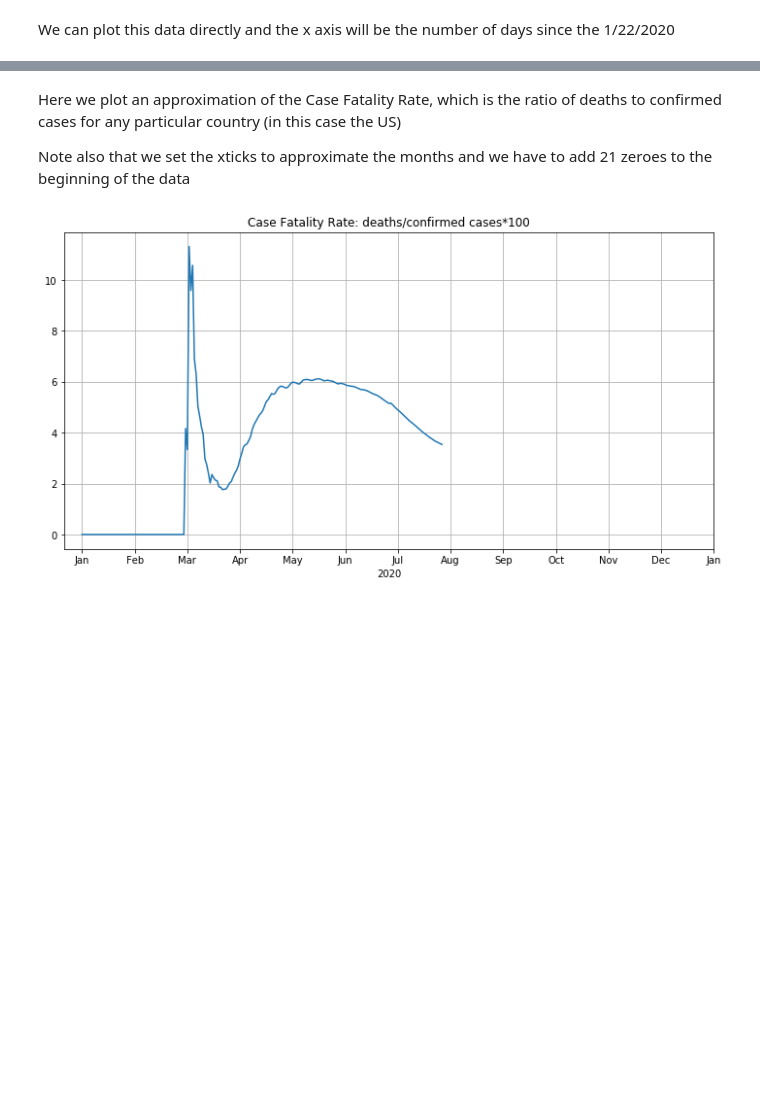
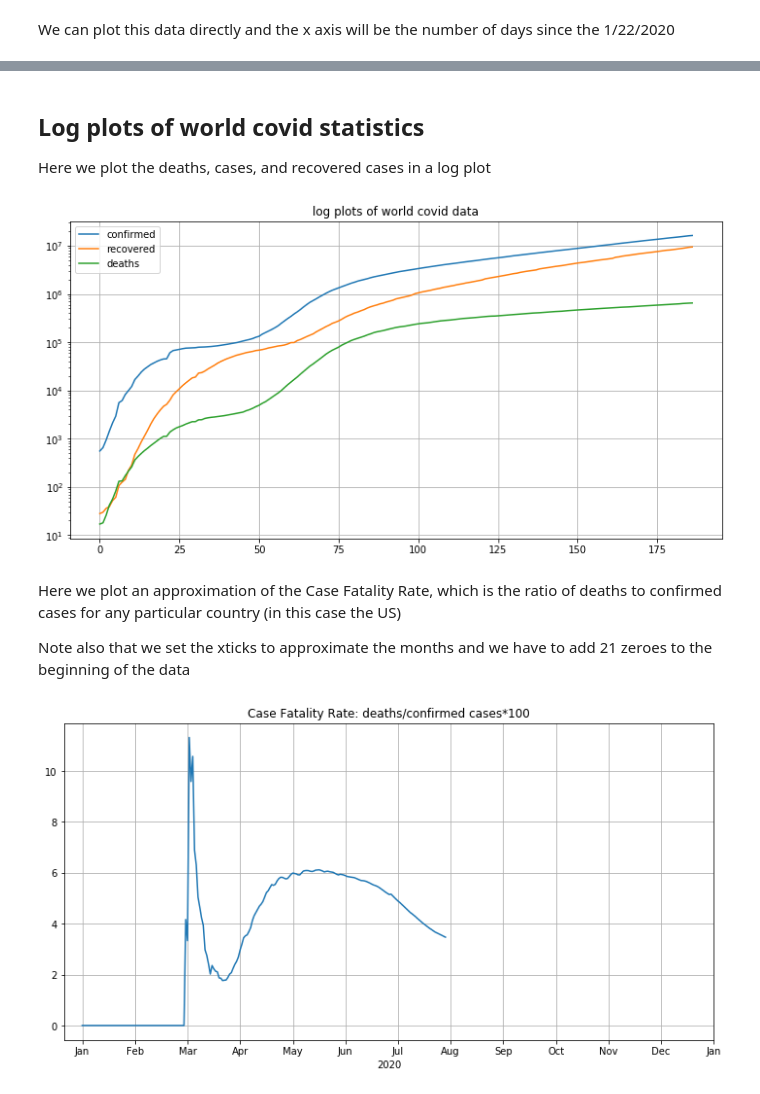
Before and after one commit to tjhickey724/covid19demo, a Jupyter notebook: plotWorldData.ipynb, the cells around one changed output, grey strips where cells are left out. Drawn from its saved outputs; the diff is of its cells as text; code cells hidden in the pictures; blank space fills up the shorter version.

```diff
--- a/plotWorldData.ipynb
+++ b/plotWorldData.ipynb
@@ -48,3 +51,18 @@ plt.grid()
+# %% [markdown]
+## Log plots of world covid statistics
+Here we plot the deaths, cases, and recovered cases in a log plot
+# %%
+plt.rcParams['figure.figsize'] = [12, 6]
+
+plt.plot([d['confirmed'] for d in data[1]])
+plt.plot([d['recovered'] for d in data[1]])
+plt.plot([d['deaths'] for d in data[1]])
+plt.title('log plots of world covid data')
+plt.legend(["confirmed","recovered","deaths"])
+plt.yscale('log')
+plt.grid()
+# %% [output]
+[figure, added]
 # %% [markdown]
 Here we plot an approximation of the Case Fatality Rate, which is the ratio of deaths to confirmed cases
 for any particular country (in this case the US)
```
Also changed, not shown: parts of 6 cells of this notebook, 3 other files.
